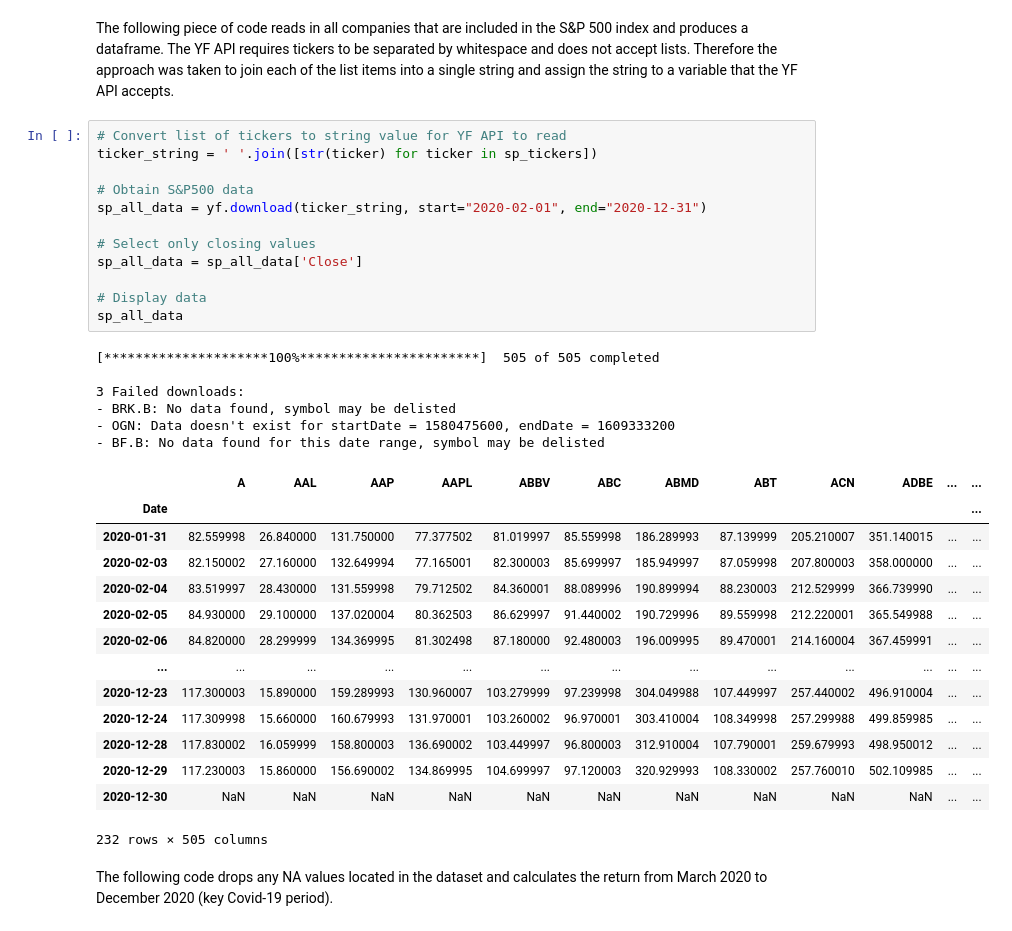
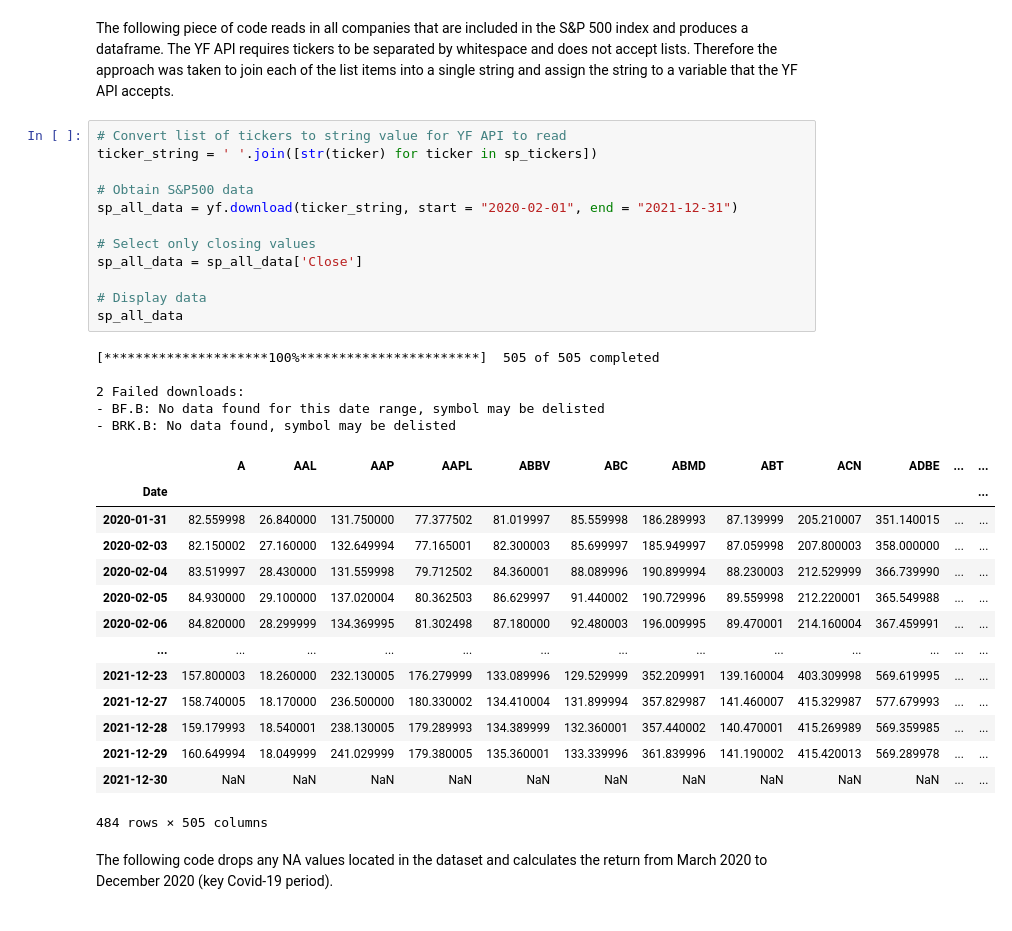
Before and after one commit to Arkiea/Project-1-group-B, a Jupyter notebook: Data Collection.ipynb, the cells around one changed output. Saved outputs shown, nothing was run; the diff lists cells and outputs as text.

Commit message:
Completed data collection and now including python file to call functions from

```diff
--- a/Data Collection.ipynb
+++ b/Data Collection.ipynb
@@ -339,36 +332,35 @@ The following piece of code reads in all companies that are included in the S&P
 # %%
 # Convert list of tickers to string value for YF API to read
 ticker_string = ' '.join([str(ticker) for ticker in sp_tickers])
 
 # Obtain S&P500 data
-sp_all_data = yf.download(ticker_string, start="2020-02-01", end="2020-12-31")
+sp_all_data = yf.download(ticker_string, start = "2020-02-01", end = "2021-12-31")
 
 # Select only closing values
 sp_all_data = sp_all_data['Close']
 
 # Display data
 sp_all_data
 # %% [output]
 [*********************100%***********************]  505 of 505 completed
 
-3 Failed downloads:
+2 Failed downloads:
+- BF.B: No data found for this date range, symbol may be delisted
 - BRK.B: No data found, symbol may be delisted
-- OGN: Data doesn't exist for startDate = 1580475600, endDate = 1609333200
-- BF.B: No data found for this date range, symbol may be delisted
 |  | A | AAL | AAP | AAPL | ABBV | ABC | ABMD | ABT | ACN | ADBE | ... | ... |
 | Date |  |  |  |  |  |  |  |  |  |  |  | ... |
 | 2020-01-31 | 82.559998 | 26.840000 | 131.750000 | 77.377502 | 81.019997 | 85.559998 | 186.289993 | 87.139999 | 205.210007 | 351.140015 | ... | ... |
 | 2020-02-03 | 82.150002 | 27.160000 | 132.649994 | 77.165001 | 82.300003 | 85.699997 | 185.949997 | 87.059998 | 207.800003 | 358.000000 | ... | ... |
 | 2020-02-04 | 83.519997 | 28.430000 | 131.559998 | 79.712502 | 84.360001 | 88.089996 | 190.899994 | 88.230003 | 212.529999 | 366.739990 | ... | ... |
 | 2020-02-05 | 84.930000 | 29.100000 | 137.020004 | 80.362503 | 86.629997 | 91.440002 | 190.729996 | 89.559998 | 212.220001 | 365.549988 | ... | ... |
 | 2020-02-06 | 84.820000 | 28.299999 | 134.369995 | 81.302498 | 87.180000 | 92.480003 | 196.009995 | 89.470001 | 214.160004 | 367.459991 | ... | ... |
 | ... | ... | ... | ... | ... | ... | ... | ... | ... | ... | ... | ... | ... |
-| 2020-12-23 | 117.300003 | 15.890000 | 159.289993 | 130.960007 | 103.279999 | 97.239998 | 304.049988 | 107.449997 | 257.440002 | 496.910004 | ... | ... |
-| 2020-12-24 | 117.309998 | 15.660000 | 160.679993 | 131.970001 | 103.260002 | 96.970001 | 303.410004 | 108.349998 | 257.299988 | 499.859985 | ... | ... |
-| 2020-12-28 | 117.830002 | 16.059999 | 158.800003 | 136.690002 | 103.449997 | 96.800003 | 312.910004 | 107.790001 | 259.679993 | 498.950012 | ... | ... |
-| 2020-12-29 | 117.230003 | 15.860000 | 156.690002 | 134.869995 | 104.699997 | 97.120003 | 320.929993 | 108.330002 | 257.760010 | 502.109985 | ... | ... |
-| 2020-12-30 | NaN | NaN | NaN | NaN | NaN | NaN | NaN | NaN | NaN | NaN | ... | ... |
+| 2021-12-23 | 157.800003 | 18.260000 | 232.130005 | 176.279999 | 133.089996 | 129.529999 | 352.209991 | 139.160004 | 403.309998 | 569.619995 | ... | ... |
+| 2021-12-27 | 158.740005 | 18.170000 | 236.500000 | 180.330002 | 134.410004 | 131.899994 | 357.829987 | 141.460007 | 415.329987 | 577.679993 | ... | ... |
+| 2021-12-28 | 159.179993 | 18.540001 | 238.130005 | 179.289993 | 134.389999 | 132.360001 | 357.440002 | 140.470001 | 415.269989 | 569.359985 | ... | ... |
+| 2021-12-29 | 160.649994 | 18.049999 | 241.029999 | 179.380005 | 135.360001 | 133.339996 | 361.839996 | 141.190002 | 415.420013 | 569.289978 | ... | ... |
+| 2021-12-30 | NaN | NaN | NaN | NaN | NaN | NaN | NaN | NaN | NaN | NaN | ... | ... |
-232 rows × 505 columns
+484 rows × 505 columns
 # %% [markdown]
 The following code drops any NA values located in the dataset and calculates the return from March 2020 to December 2020 (key Covid-19 period).
 # %%
```
Also changed, not shown: parts of 14 cells of this notebook, 8 other files.
